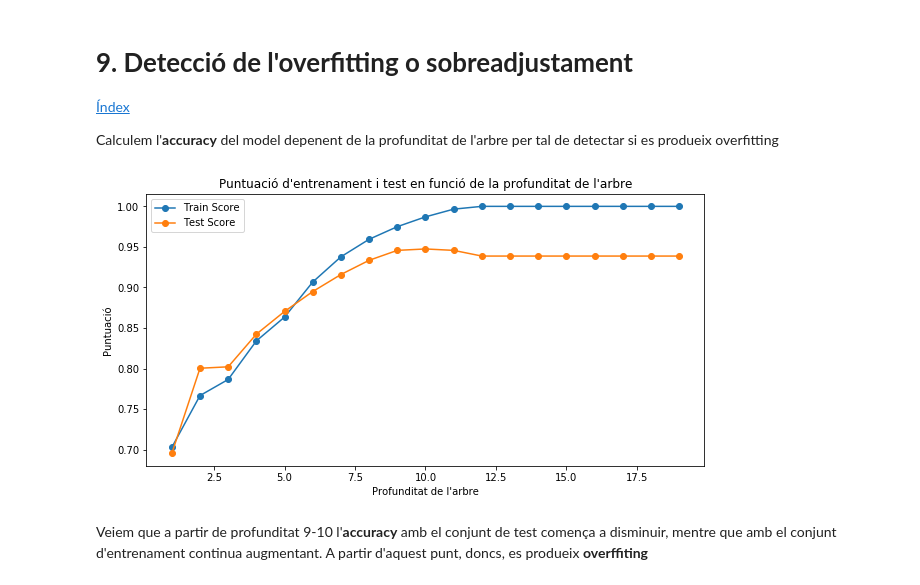
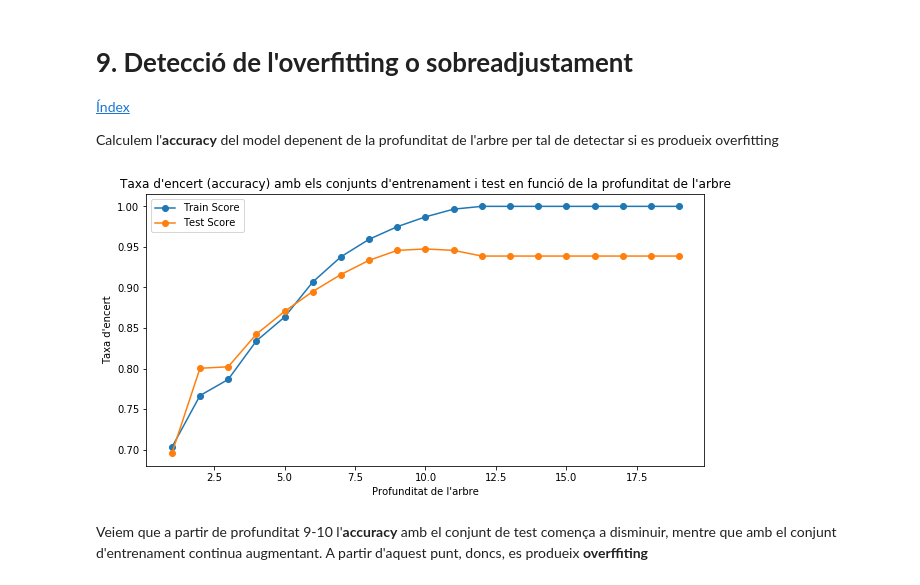
Before and after one commit to estevedelacebo/hello_world, a Jupyter notebook: exemple_arbres_de_classificació.ipynb, the cells around one changed output. Drawn from its saved outputs; the diff is of its cells as text; code cells hidden in the pictures.

Commit message:
Kaggle Notebook | Exemple arbres de classificació | Version 6

```diff
--- a/exemple_arbres_de_classificació.ipynb
+++ b/exemple_arbres_de_classificació.ipynb
@@ -252,24 +258,24 @@ Calculem l'**accuracy** del model depenent de la profunditat de l'arbre per tal
 # %%
 train_scores = []
 test_scores = []
 depths = list(range(1,20))
 for depth in depths:
     car_class_tree = DecisionTreeClassifier(criterion='entropy', max_depth=depth, random_state=42)
     car_class_tree.fit(X_train, y_train)
     train_score = car_class_tree.score(X_train, y_train)
     test_score = car_class_tree.score(X_test, y_test)
     train_scores.append(train_score)
     test_scores.append(test_score)
 
 plt.figure(figsize=(10,5))
 plt.plot(depths, train_scores, marker='o', label='Train Score')
 plt.plot(depths, test_scores, marker='o', label='Test Score')
 plt.xlabel("Profunditat de l'arbre")
-plt.ylabel('Puntuació')
-plt.title("Puntuació d'entrenament i test en funció de la profunditat de l'arbre")
+plt.ylabel("Taxa d'encert")
+plt.title("Taxa d'encert (accuracy) amb els conjunts d'entrenament i test en funció de la profunditat de l'arbre")
 plt.legend()
 plt.show()
 # %% [output]
-[figure, old version]
+[figure, new version]
 # %% [markdown]
 Veiem que a partir de profunditat 9-10 l'**accuracy** amb el conjunt de test comença a disminuir, mentre que amb el conjunt d'entrenament continua augmentant. A partir d'aquest punt, doncs, es produeix **overffiting**
```
Also changed, not shown: parts of 12 cells of this notebook.
